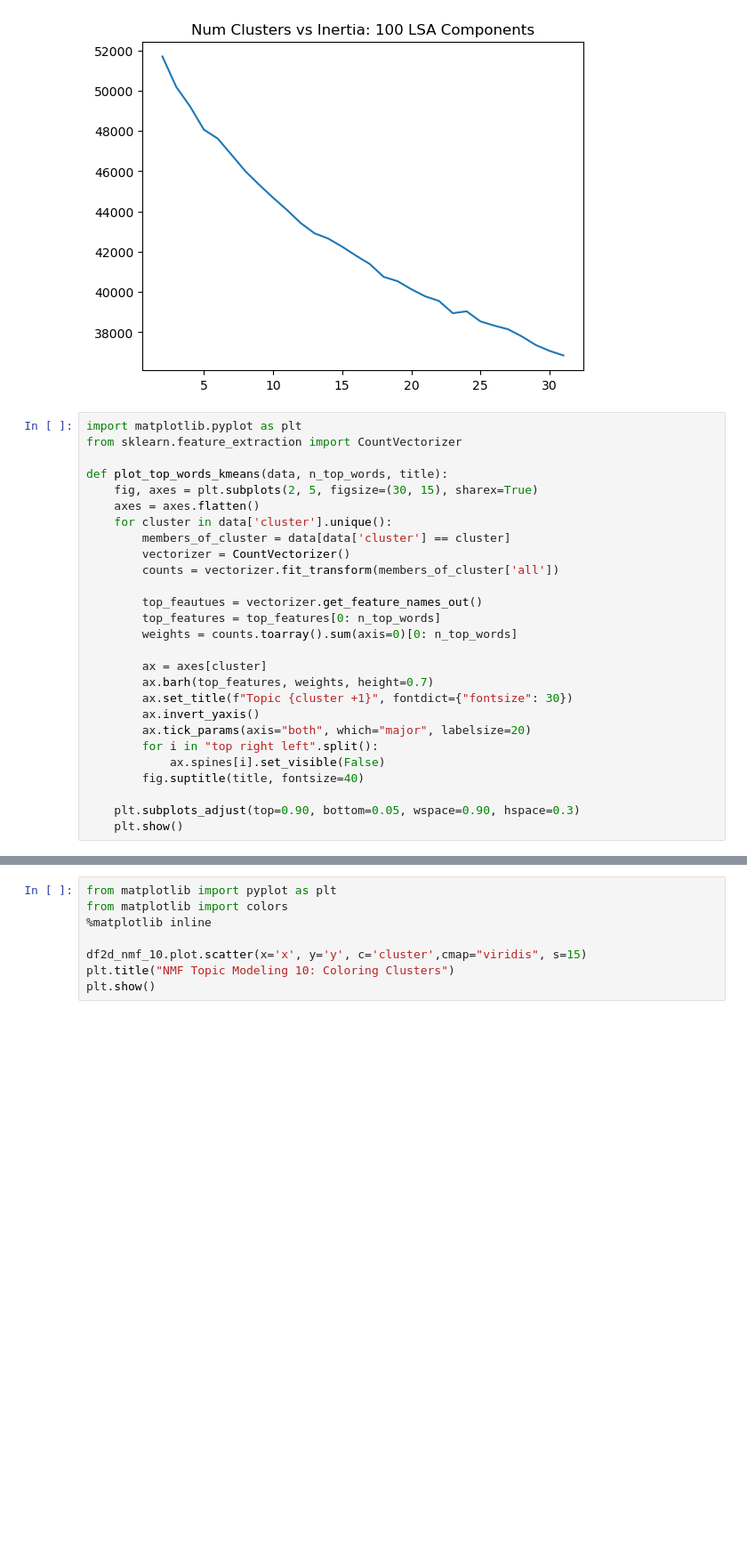
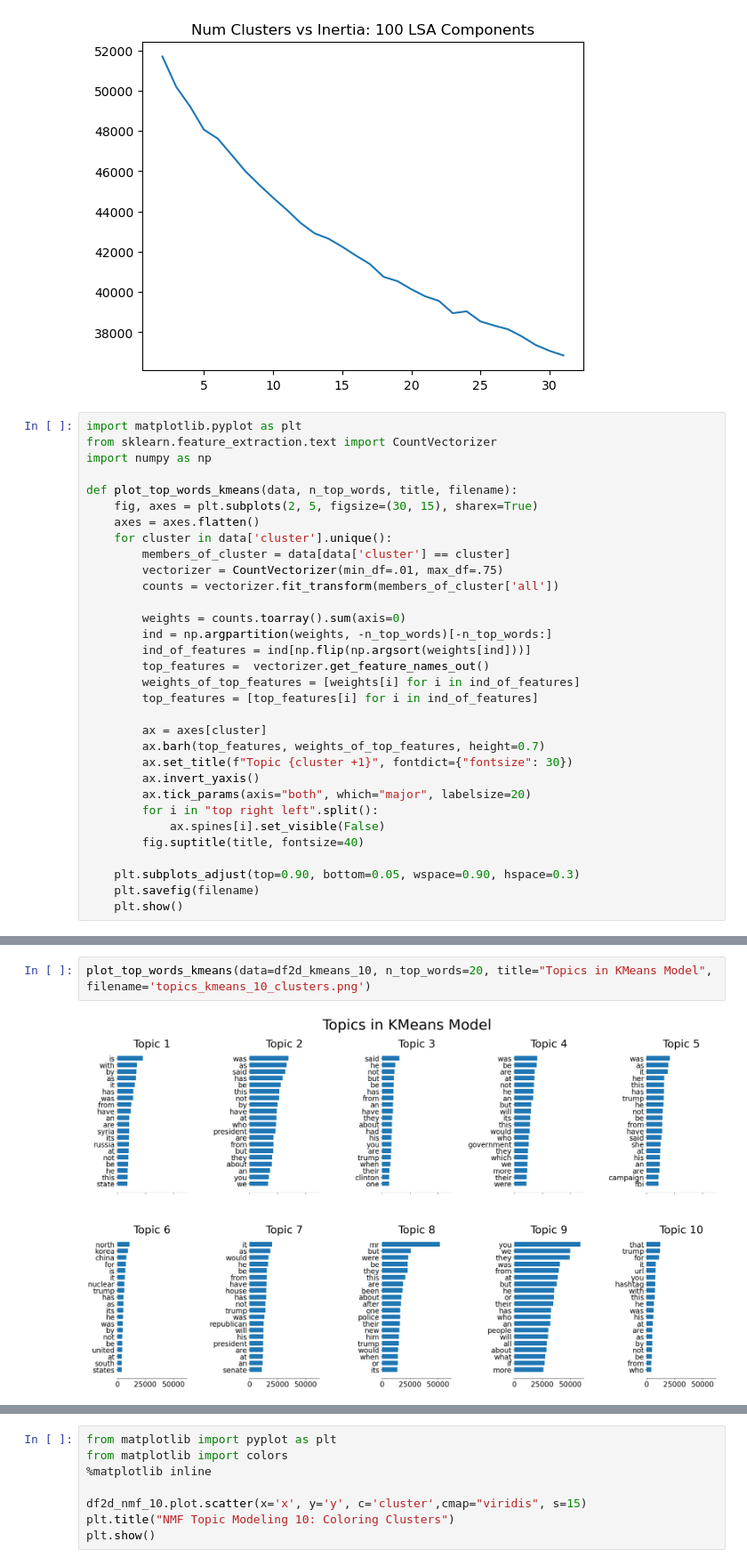
Before and after one commit to EllingtonKirby/Deepfake-Prediction, a Jupyter notebook: ek/clustering_exploration.ipynb, the cells around one changed output, grey strips where cells are left out. Shown at 89% size. Drawn from its saved outputs; the diff is of its cells as text; blank space fills up the shorter version.

Commit message:
fine tuning topic modeling

```diff
--- a/ek/clustering_exploration.ipynb
+++ b/ek/clustering_exploration.ipynb
@@ -955,22 +955,26 @@ plt.show()
 [figure]
 # %%
 import matplotlib.pyplot as plt
-from sklearn.feature_extraction import CountVectorizer
+from sklearn.feature_extraction.text import CountVectorizer
+import numpy as np
 
-def plot_top_words_kmeans(data, n_top_words, title):
+def plot_top_words_kmeans(data, n_top_words, title, filename):
     fig, axes = plt.subplots(2, 5, figsize=(30, 15), sharex=True)
     axes = axes.flatten()
     for cluster in data['cluster'].unique():
         members_of_cluster = data[data['cluster'] == cluster]
-        vectorizer = CountVectorizer()
+        vectorizer = CountVectorizer(min_df=.01, max_df=.75)
         counts = vectorizer.fit_transform(members_of_cluster['all'])
 
-        top_feautues = vectorizer.get_feature_names_out()
-        top_features = top_features[0: n_top_words]
-        weights = counts.toarray().sum(axis=0)[0: n_top_words]
+        weights = counts.toarray().sum(axis=0)
+        ind = np.argpartition(weights, -n_top_words)[-n_top_words:]
+        ind_of_features = ind[np.flip(np.argsort(weights[ind]))]
+        top_features =  vectorizer.get_feature_names_out()
+        weights_of_top_features = [weights[i] for i in ind_of_features]
+        top_features = [top_features[i] for i in ind_of_features]
 
         ax = axes[cluster]
-        ax.barh(top_features, weights, height=0.7)
+        ax.barh(top_features, weights_of_top_features, height=0.7)
         ax.set_title(f"Topic {cluster +1}", fontdict={"fontsize": 30})
         ax.invert_yaxis()
         ax.tick_params(axis="both", which="major", labelsize=20)
@@ -979,4 +983,5 @@ def plot_top_words_kmeans(data, n_top_words, title):
         fig.suptitle(title, fontsize=40)
 
     plt.subplots_adjust(top=0.90, bottom=0.05, wspace=0.90, hspace=0.3)
+    plt.savefig(filename)
     plt.show()
@@ -1019,3 +1023,7 @@ Testing LSA clustering model on various cluster sizes
+# %%
+plot_top_words_kmeans(data=df2d_kmeans_10, n_top_words=20, title="Topics in KMeans Model", filename='topics_kmeans_10_clusters.png')
+# %% [output]
+[figure, added]
 # %%
 import matplotlib.pyplot as plt
 
```
Also changed, not shown: parts of 9 cells of this notebook.
